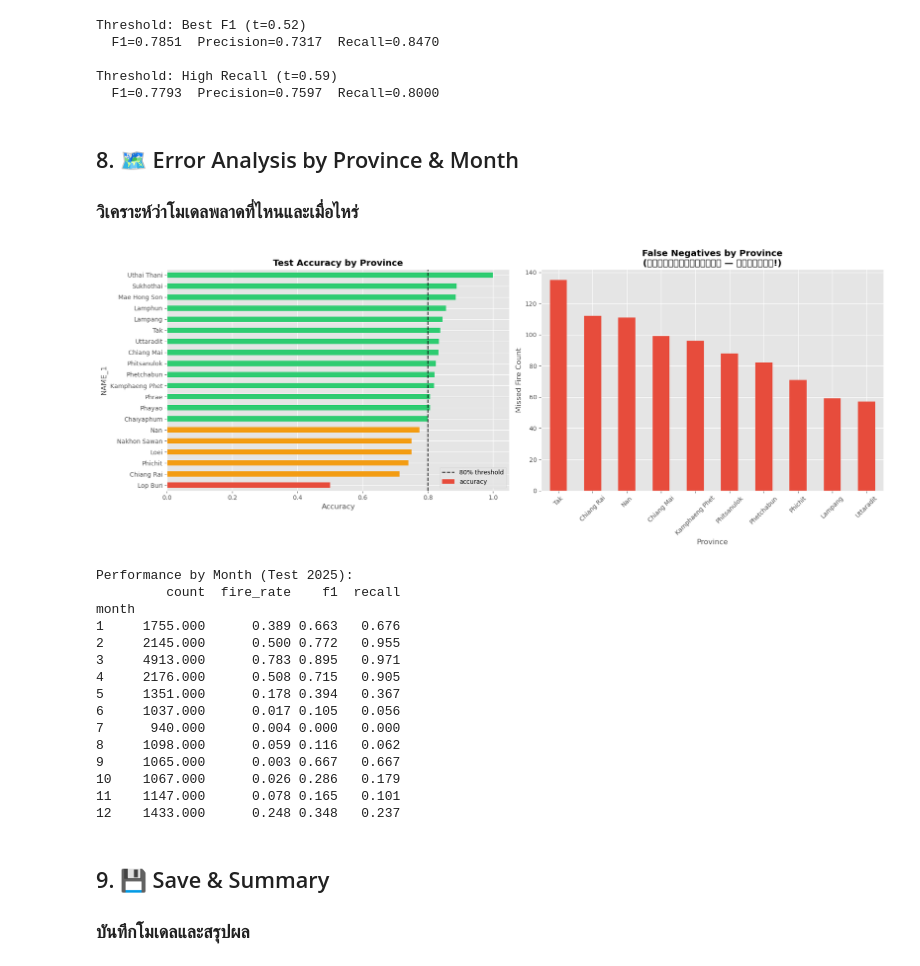
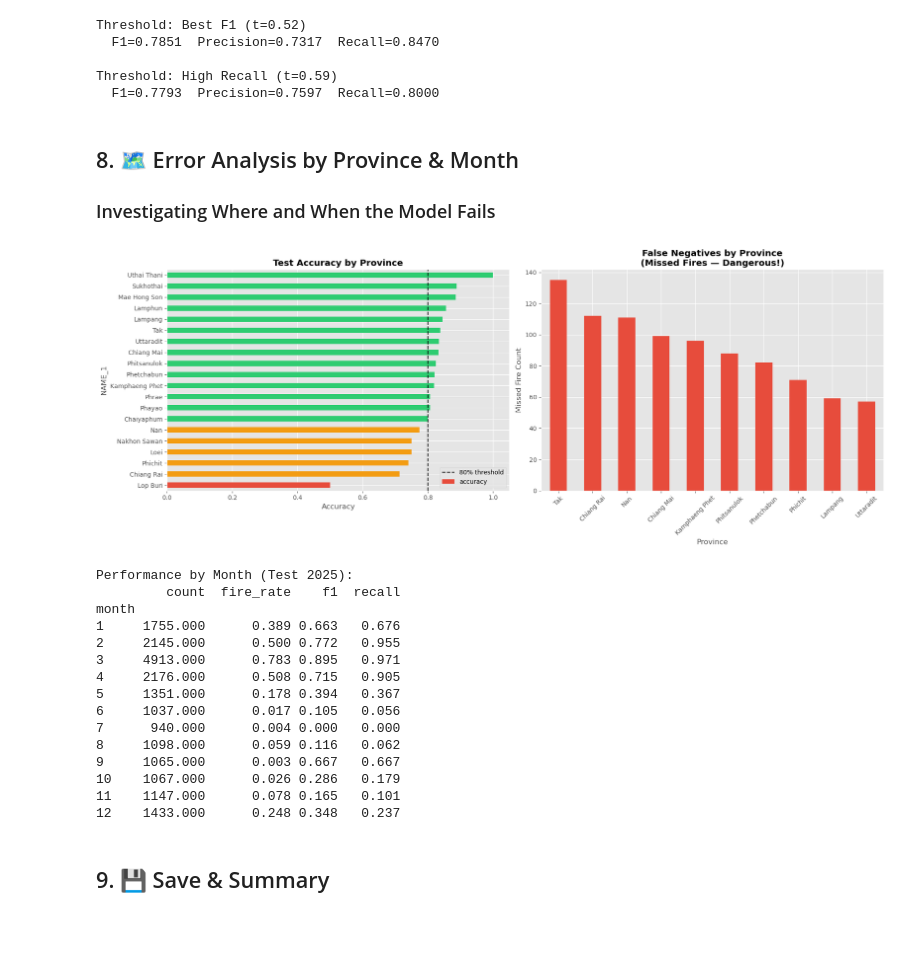
Before and after one commit to Punbomz/Fire-Prediction, a Jupyter notebook: Notebooks/eda_modeling.ipynb, the cells around one changed output. Saved outputs shown, nothing was run; the diff lists cells and outputs as text; code cells hidden in the pictures; blank space fills up the shorter version.

```diff
--- a/Notebooks/eda_modeling.ipynb
+++ b/Notebooks/eda_modeling.ipynb
@@ -873,61 +922,73 @@ Threshold: High Recall (t=0.59)
   F1=0.7793  Precision=0.7597  Recall=0.8000
 # %% [markdown]
 ## 8. 🗺️ Error Analysis by Province & Month
-### วิเคราะห์ว่าโมเดลพลาดที่ไหนและเมื่อไหร่
+### Investigating Where and When the Model Fails
 # %%
 # ============================================================
-# 8.1 Province-level error analysis
+# 8.1 Province-level Error Analysis
 # ============================================================
+# Create a copy of the test dataframe to store prediction results and evaluate errors.
 df_test_result = df_test.copy()
 df_test_result['prob'] = probs_d
 df_test_result['pred'] = preds_d
+# Mark correctly predicted samples as 1, otherwise 0.
 df_test_result['correct'] = (df_test_result['pred'] == df_test_result['fire']).astype(int)
 
-# Province accuracy
+# Group by Province (NAME_1) to calculate detailed error metrics.
 province_acc = df_test_result.groupby('NAME_1').agg(
-    total=('fire', 'count'),
-    fire_actual=('fire', 'sum'),
-    fire_pred=('pred', 'sum'),
-    accuracy=('correct', 'mean'),
+    total=('fire', 'count'),                   # Total observations in province
+    fire_actual=('fire', 'sum'),               # Actual fire occurrences
+    fire_pred=('pred', 'sum'),                 # Predicted fire occurrences
+    accuracy=('correct', 'mean'),              # Overall accuracy rate
+    # FN: Actual fire (1) but predicted as no-fire (0).
     fn=('fire', lambda x: ((x == 1) & (df_test_result.loc[x.index, 'pred'] == 0)).sum()),
+    # FP: Actual no-fire (0) but predicted as fire (1).
     fp=('fire', lambda x: ((x == 0) & (df_test_result.loc[x.index, 'pred'] == 1)).sum())
 ).sort_values('accuracy')
 
+# Initialize two subplots for geographic visualization of model performance.
 fig, axes = plt.subplots(1, 2, figsize=(18, 7))
 
-# Accuracy by province
+# Plot 1: Accuracy by Province
+# Colors change based on performance: Red (Critical), Orange (Needs improvement), Green (Good).
 province_acc['accuracy'].sort_values().plot(kind='barh', ax=axes[0],
                                              color=['#e74c3c' if v < 0.7 else '#f39c12' if v < 0.8 else '#2ecc71'
                                                     for v in province_acc['accuracy'].sort_values()])
 axes[0].axvline(0.8, color='black', linestyle='--', label='80% threshold')
 axes[0].set_title('Test Accuracy by Province', fontweight='bold')
 axes[0].set_xlabel('Accuracy')
 axes[0].legend()
 
-# False Negatives (missed fires) by province — most dangerous!
+# Plot 2: False Negatives by Province
+# Focus on the top 10 provinces where the model missed actual fires.
 province_acc['fn'].sort_values(ascending=False).head(10).plot(
     kind='bar', ax=axes[1], color='#e74c3c')
-axes[1].set_title('False Negatives by Province\n(ไฟที่โมเดลพลาด — อันตราย!)', fontweight='bold')
+axes[1].set_title('False Negatives by Province\n(Missed Fires — Dangerous!)', fontweight='bold')
 axes[1].set_xlabel('Province')
 axes[1].set_ylabel('Missed Fire Count')
 axes[1].tick_params(axis='x', rotation=45)
 
 plt.tight_layout()
 plt.show()
 
-# Month-level performance
+# ============================================================
+# 8.2 Performance by Month
+# ============================================================
+# Calculate performance metrics for each month to detect temporal bias in the 2025 test set.
 month_perf = df_test_result.groupby('month').apply(
     lambda g: pd.Series({
         'count': len(g),
         'fire_rate': g['fire'].mean(),
         'f1': f1_score(g['fire'], g['pred'], zero_division=0),
         'recall': recall_score(g['fire'], g['pred'], zero_division=0)
     })
 )
+
+# Display monthly stats to see if the model struggles with specific seasons.
 print("\nPerformance by Month (Test 2025):")
 print(month_perf.to_string(float_format='%.3f'))
 # %% [output]
-[figure, old version]
+[figure, new version]
 Performance by Month (Test 2025):
          count  fire_rate    f1  recall
 month
@@ -945,7 +1006,6 @@ month
 12    1433.000      0.248 0.348   0.237
 # %% [markdown]
 ## 9. 💾 Save & Summary
-### บันทึกโมเดลและสรุปผล
 # %%
 # ============================================================
 # 9.1 Save Model
```
Also changed, not shown: parts of 18 cells of this notebook, 10 other files.
